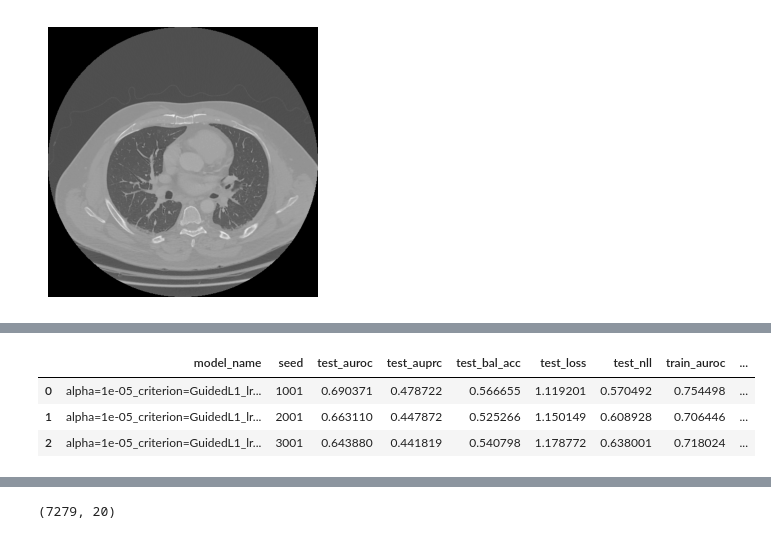
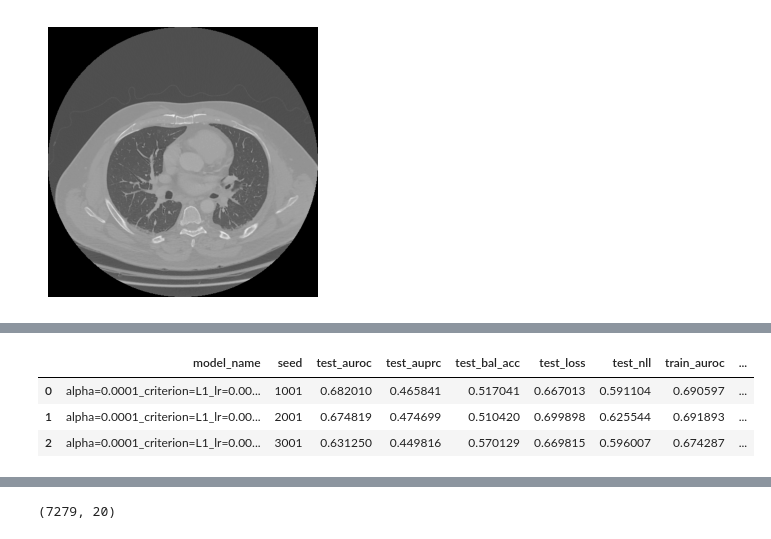
Before and after one commit to ethanharvey98/pooling, a Jupyter notebook: notebooks/rsna_pe.ipynb, the cells around one changed output, grey strips where cells are left out. Saved outputs shown, nothing was run; the diff lists cells and outputs as text; code cells hidden in the pictures.

```diff
--- a/notebooks/rsna_pe.ipynb
+++ b/notebooks/rsna_pe.ipynb
@@ -334,46 +331,47 @@ for alpha, criterion, lr, pooling, seed in itertools.product(alphas, criterions,
 alphas = [1.0, 0.1, 0.01, 0.001, 0.0001, 1e-05, 1e-06, 0.0]
 beta = 0.0
 batch_size = 64
-criterions = ["GuidedL1"]
+criterions = ["L1"]
 dataset_dir = "/cluster/tufts/hugheslab/datasets/encoded_RSNA_PE/ViT_B_16"
 epochs = 1000
 embedding_level = True
-#experiments_dir = "/cluster/tufts/hugheslab/eharve06/pooling/experiments/RSNA_PE_embedding_level=True"
+experiments_dir = "/cluster/tufts/hugheslab/eharve06/pooling/experiments/RSNA_PE_embedding_level=True"
+#experiments_dir = "/cluster/tufts/hugheslab/eharve06/pooling/experiments/RSNA_PE_embedding_level=True_beta=0.001_AEM"
 #experiments_dir = "/cluster/tufts/hugheslab/eharve06/pooling/experiments/RSNA_PE_beta=1.0_embedding_level=True"
-experiments_dir = "/cluster/tufts/hugheslab/eharve06/pooling/experiments/RSNA_PE_beta2=1.0_embedding_level=True"
+#experiments_dir = "/cluster/tufts/hugheslab/eharve06/pooling/experiments/RSNA_PE_beta2=1.0_embedding_level=True"
 #experiments_dir = "/cluster/tufts/hugheslab/eharve06/pooling/experiments/RSNA_PE_beta=1.0_embedding_level=True_multi_head=False"
 #experiments_dir = "/cluster/tufts/hugheslab/eharve06/pooling/experiments/RSNA_PE_best_possible_instance-level"
 #experiments_dir = "/cluster/tufts/hugheslab/eharve06/pooling/experiments/RSNA_PE_best_possible_bag-level"
 lrs = [0.1, 0.01, 0.001, 0.0001]
-poolings = ["TransMIL"]
+poolings = ["AdditiveMIL"]
 save = True
 seeds = [1001, 2001, 3001]
 weight_decay = 0.0
 
 columns = ["model_name", "seed", "test_auroc", "test_auprc", "test_bal_acc", "test_loss", "test_nll", "train_auroc", "train_auprc", "train_bal_acc", "train_loss", "train_nll", "val_auroc", "val_auprc", "val_bal_acc", "val_loss", "val_nll"]
 df = pd.DataFrame(columns=columns)
 
 for alpha, criterion, lr, pooling, seed in itertools.product(alphas, criterions, lrs, poolings, seeds):
 
     model_name = f"alpha={alpha}_criterion={criterion}_lr={lr}_pooling={pooling}_seed={seed}"
     #model_name = f"alpha={alpha}_criterion={criterion}_lr={lr}_seed={seed}"
 
     if os.path.exists(f"{experiments_dir}/{model_name}.csv"):
         temp_df = pd.read_csv(f"{experiments_dir}/{model_name}.csv")
         if len(temp_df[temp_df.train_auroc > temp_df.val_auroc]):
             index = temp_df[temp_df.train_auroc > temp_df.val_auroc].val_auroc.idxmax()
             row = [model_name, seed, temp_df.test_auroc.values[index], temp_df.test_auprc.values[index], temp_df.test_bal_acc.values[index], temp_df.test_loss.values[index], temp_df.test_nll.values[index], temp_df.train_auroc.values[index], temp_df.train_auprc.values[index], temp_df.train_bal_acc.values[index], temp_df.train_loss.values[index], temp_df.train_nll.values[index], temp_df.val_auroc.values[index], temp_df.val_auprc.values[index], temp_df.val_bal_acc.values[index], temp_df.val_loss.values[index], temp_df.val_nll.values[index]]
             df.loc[len(df)] = row
 
 indices = df.groupby(["seed"])["val_auroc"].idxmax()
 df = df.loc[indices].reset_index(drop=True)
 
 df.head()
 # %% [output]
 |  | model_name | seed | test_auroc | test_auprc | test_bal_acc | test_loss | test_nll | train_auroc | ... |
-| 0 | alpha=1e-05_criterion=GuidedL1_lr... | 1001 | 0.690371 | 0.478722 | 0.566655 | 1.119201 | 0.570492 | 0.754498 | ... |
-| 1 | alpha=1e-05_criterion=GuidedL1_lr... | 2001 | 0.663110 | 0.447872 | 0.525266 | 1.150149 | 0.608928 | 0.706446 | ... |
-| 2 | alpha=1e-05_criterion=GuidedL1_lr... | 3001 | 0.643880 | 0.441819 | 0.540798 | 1.178772 | 0.638001 | 0.718024 | ... |
+| 0 | alpha=0.0001_criterion=L1_lr=0.00... | 1001 | 0.682010 | 0.465841 | 0.517041 | 0.667013 | 0.591104 | 0.690597 | ... |
+| 1 | alpha=0.0001_criterion=L1_lr=0.00... | 2001 | 0.674819 | 0.474699 | 0.510420 | 0.699898 | 0.625544 | 0.691893 | ... |
+| 2 | alpha=0.0001_criterion=L1_lr=0.00... | 3001 | 0.631250 | 0.449816 | 0.570129 | 0.669815 | 0.596007 | 0.674287 | ... |
 # %%
 print(f"${df.test_auroc.mean():.3f}${{\\tiny$\pm {df.test_auroc.std():.3f}$}}")
 print(f"${df.test_auprc.mean():.3f}${{\\tiny$\pm {df.test_auprc.std():.3f}$}}")
```
Also changed, not shown: parts of 7 cells of this notebook, 12 other files.
